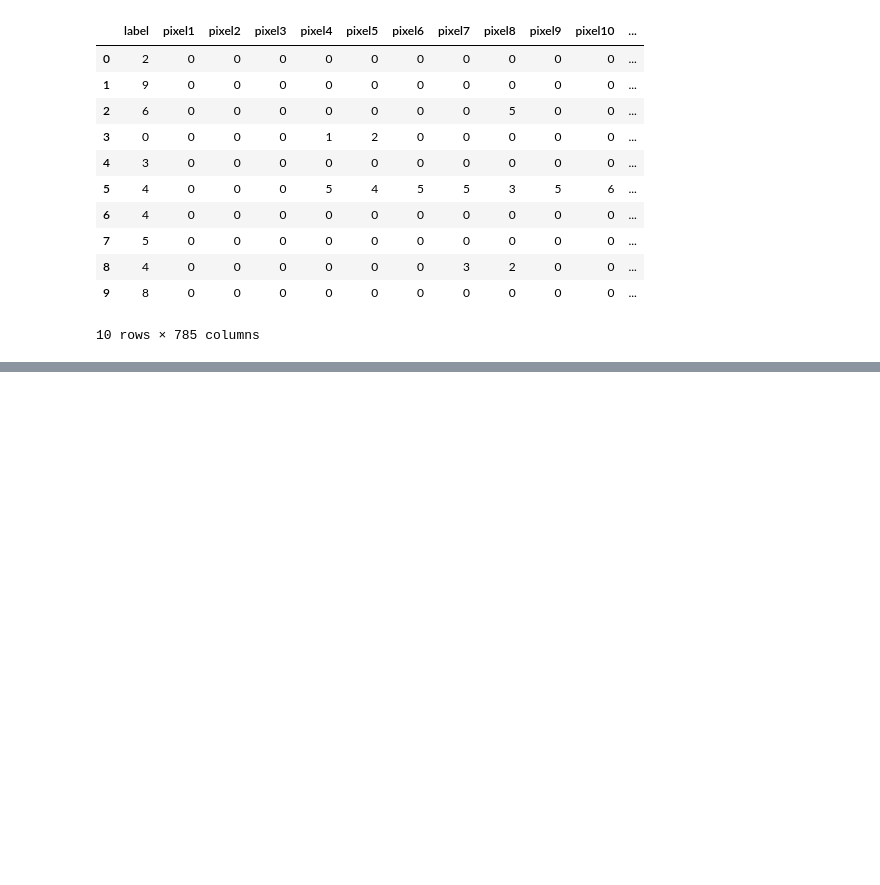
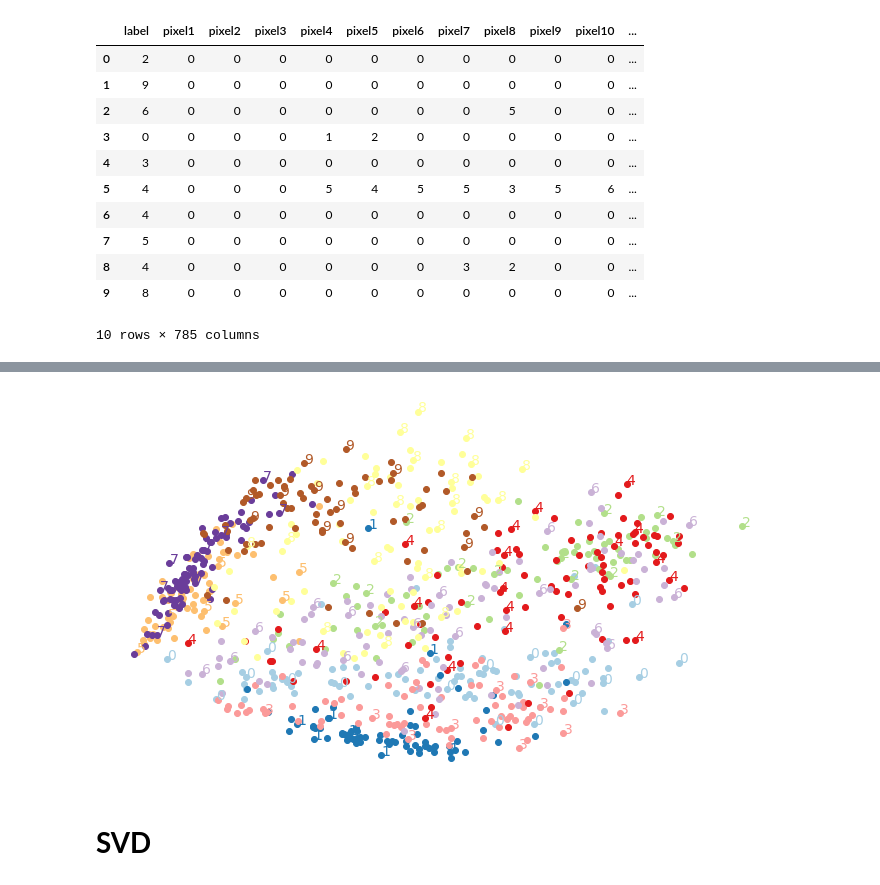
Before and after one commit to eccx400/Data_Mining, a Jupyter notebook: HW2/Eric_Cheng_DimRed_Img.ipynb, the cells around one changed output, grey strips where cells are left out. Saved outputs shown, nothing was run; the diff lists cells and outputs as text; code cells hidden in the pictures; blank space fills up the shorter version.

```diff
--- a/HW2/Eric_Cheng_DimRed_Img.ipynb
+++ b/HW2/Eric_Cheng_DimRed_Img.ipynb
@@ -30,0 +96,33 @@ df.head(10)
+# %%
+from sklearn.preprocessing import MinMaxScaler
+from matplotlib.offsetbox import AnnotationBbox, OffsetImage
+
+def plot_reduction(X, y, min_distance=0.05, images=None):
+    X_normalized = MinMaxScaler().fit_transform(X)
+    neighbors = np.array([[10., 10.]])
+    plt.figure(figsize=(12, 7))
+    cmap = mpl.cm.get_cmap("Paired")
+    digits = np.unique(y)
+    for digit in digits:
+        plt.scatter(X_normalized[y == digit, 0], X_normalized[y == digit, 1], c=[cmap(digit / 9)])
+    plt.axis("off")
+    ax = plt.gcf().gca()
+    for index, image_coord in enumerate(X_normalized):
+        closest_distance = np.linalg.norm(np.array(neighbors) - image_coord, axis=1).min()
+        if closest_distance > min_distance:
+            neighbors = np.r_[neighbors, [image_coord]]
+            if images is None:
+                plt.text(image_coord[0], image_coord[1], str(int(y[index])),
+                         color=cmap(y[index] / 9), fontdict={"size": 14})
+            else:
+                image = images[index].reshape(28, 28)
+                imagebox = AnnotationBbox(OffsetImage(image, cmap="binary"), image_coord)
+                ax.add_artist(imagebox)
+# %%
+X_5d = PCA(n_components=2, random_state=49).fit_transform(X_train)
+plot_reduction(X_5d, y_train)
+plt.show()
+# %% [output]
+[figure, added]
+# %% [markdown]
+# **SVD**
```
Also changed, not shown: parts of 27 cells of this notebook.
